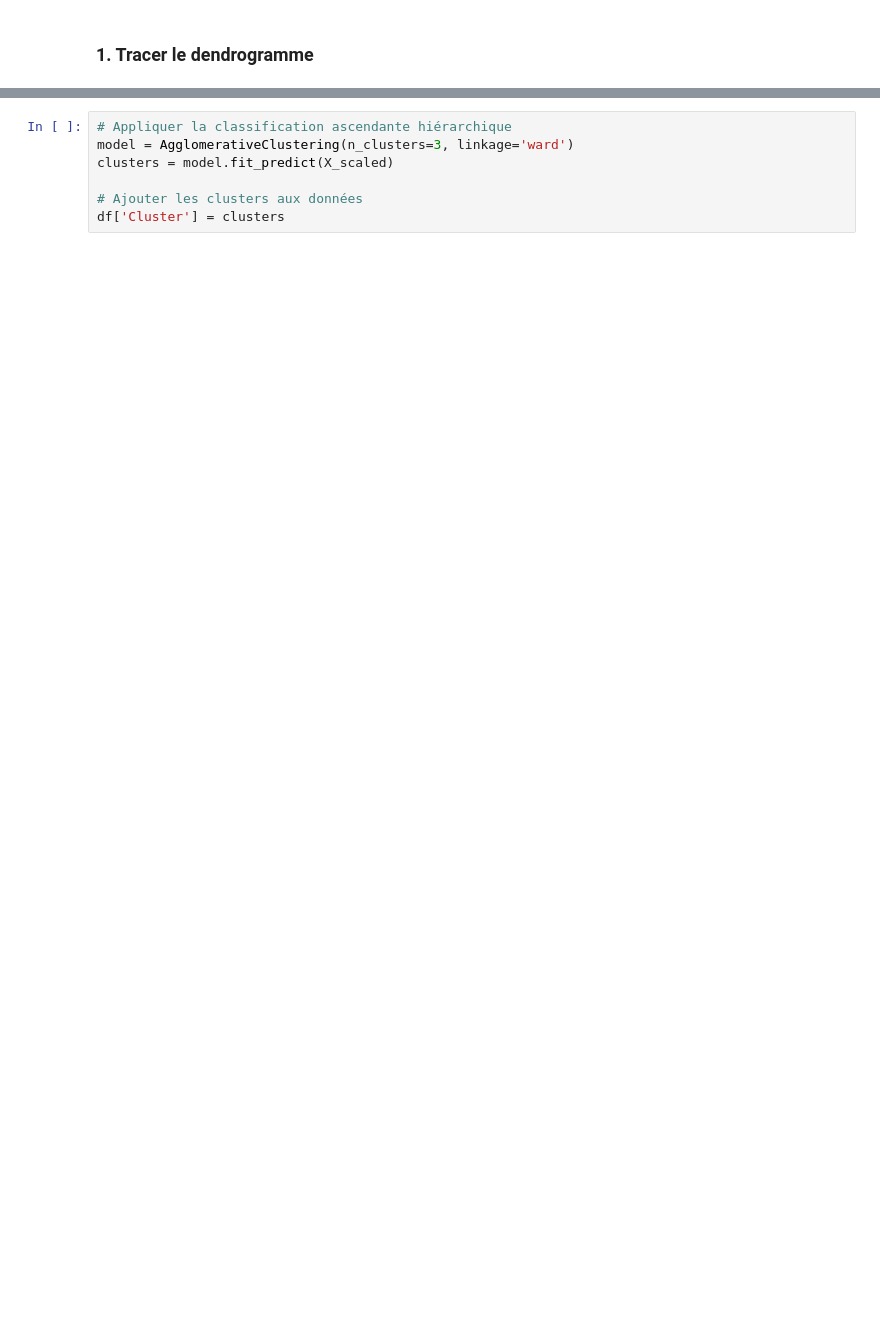
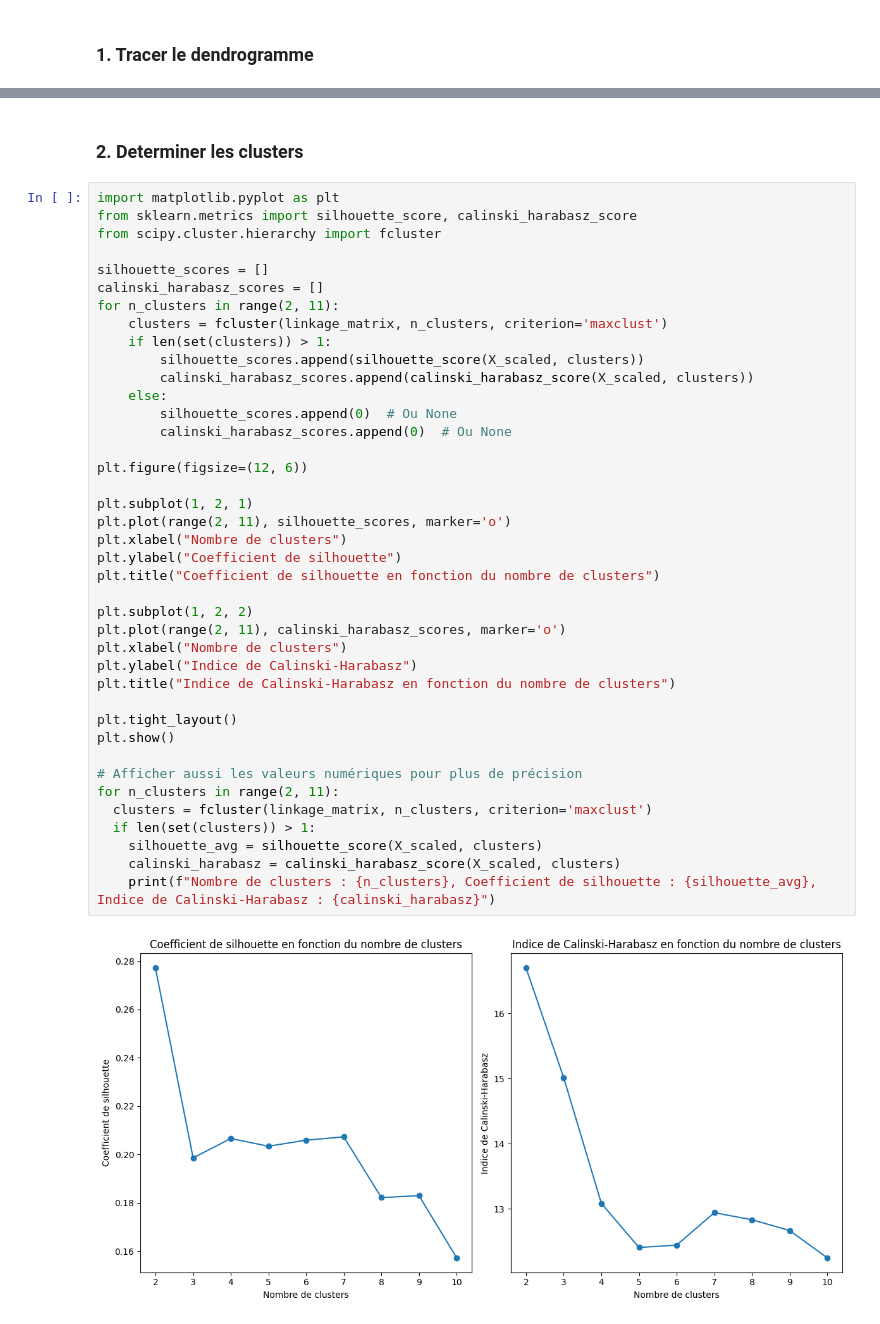
Before and after one commit to mohammed-elkyoud/Data-analyst-project-using-the-World-Bank-API, a Jupyter notebook: Developpement humain et societe.ipynb, the cells around one changed output, grey strips where cells are left out. Drawn from its saved outputs; the diff is of its cells as text; blank space fills up the shorter version.

Commit message:
Adding the "classification ascendente hierarchie" with interpretations (content to get improved later) Changes to be committed: 	modified:   Developpement humain et societe.ipynb

```diff
--- a/Developpement humain et societe.ipynb
+++ b/Developpement humain et societe.ipynb
@@ -580,7 +582,44 @@ plt.show()
-# %%
-# Appliquer la classification ascendante hiérarchique
-model = AgglomerativeClustering(n_clusters=3, linkage='ward')
-clusters = model.fit_predict(X_scaled)
-
-# Ajouter les clusters aux données
-df['Cluster'] = clusters
+# %% [markdown]
+### 2. Determiner les clusters
+# %%
+import matplotlib.pyplot as plt
+from sklearn.metrics import silhouette_score, calinski_harabasz_score
+from scipy.cluster.hierarchy import fcluster
+
+silhouette_scores = []
+calinski_harabasz_scores = []
+for n_clusters in range(2, 11):
+    clusters = fcluster(linkage_matrix, n_clusters, criterion='maxclust')
+    if len(set(clusters)) > 1:
+        silhouette_scores.append(silhouette_score(X_scaled, clusters))
+        calinski_harabasz_scores.append(calinski_harabasz_score(X_scaled, clusters))
+    else:
+        silhouette_scores.append(0)  # Ou None
+        calinski_harabasz_scores.append(0)  # Ou None
+
+plt.figure(figsize=(12, 6))
+
+plt.subplot(1, 2, 1)
+plt.plot(range(2, 11), silhouette_scores, marker='o')
+plt.xlabel("Nombre de clusters")
+plt.ylabel("Coefficient de silhouette")
+plt.title("Coefficient de silhouette en fonction du nombre de clusters")
+
+plt.subplot(1, 2, 2)
+plt.plot(range(2, 11), calinski_harabasz_scores, marker='o')
+plt.xlabel("Nombre de clusters")
+plt.ylabel("Indice de Calinski-Harabasz")
+plt.title("Indice de Calinski-Harabasz en fonction du nombre de clusters")
+
+plt.tight_layout()
+plt.show()
+
+# Afficher aussi les valeurs numériques pour plus de précision
+for n_clusters in range(2, 11):
+  clusters = fcluster(linkage_matrix, n_clusters, criterion='maxclust')
+  if len(set(clusters)) > 1:
+    silhouette_avg = silhouette_score(X_scaled, clusters)
+    calinski_harabasz = calinski_harabasz_score(X_scaled, clusters)
+    print(f"Nombre de clusters : {n_clusters}, Coefficient de silhouette : {silhouette_avg}, Indice de Calinski-Harabasz : {calinski_harabasz}")
+# %% [output]
+[figure, added]
```
Also changed, not shown: parts of 22 cells of this notebook.
